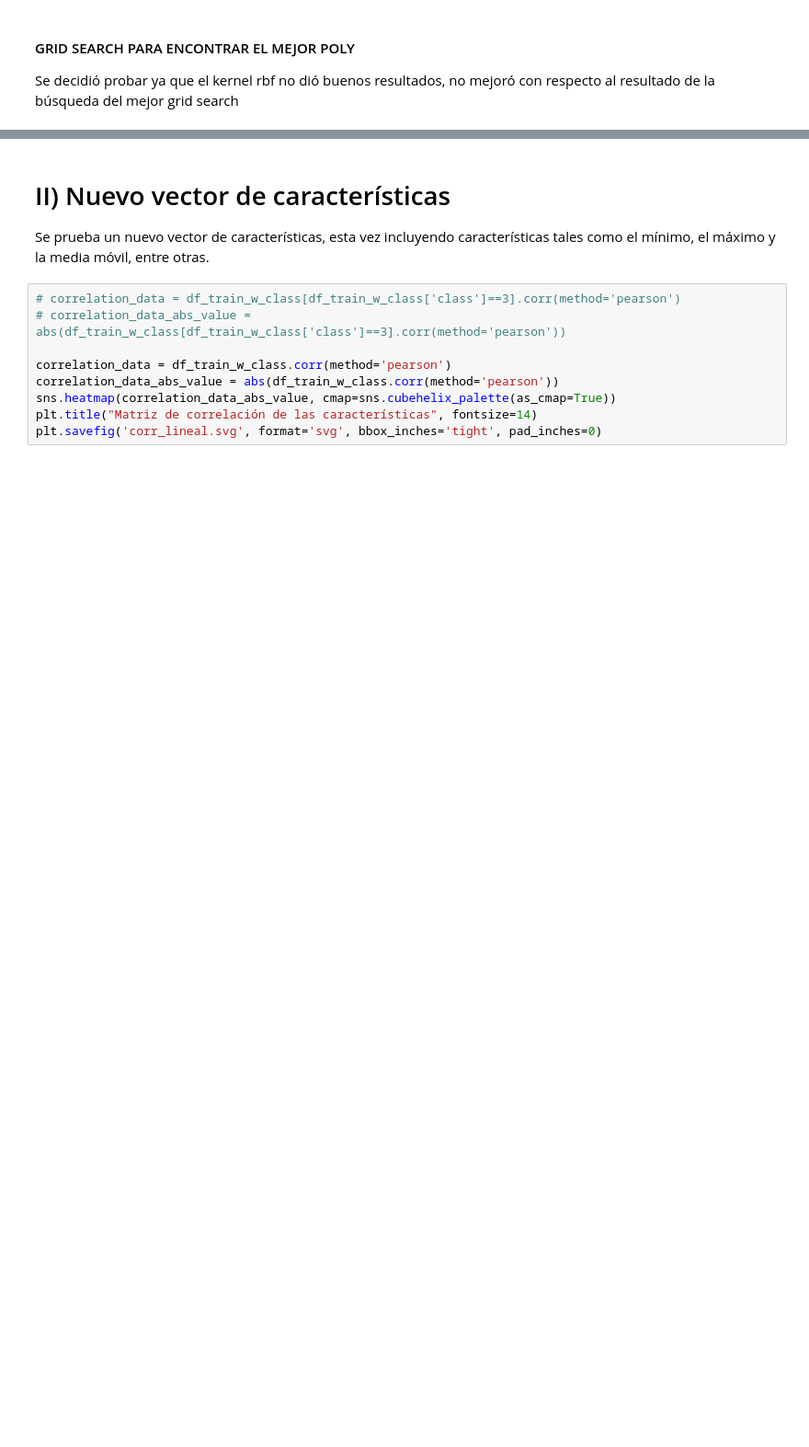
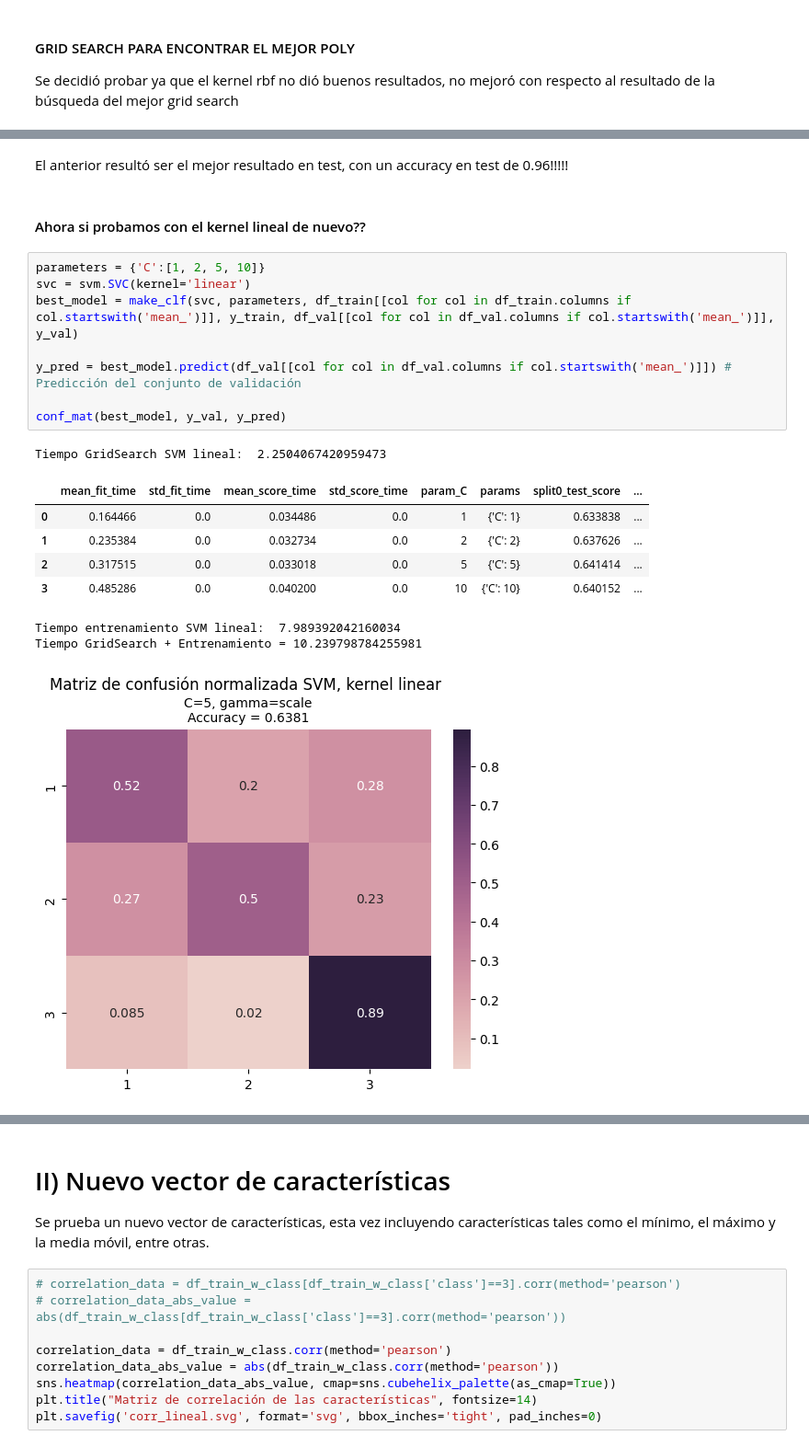
Before and after one commit to d4vidi4n/borradores, a Jupyter notebook: Proyecto_IC_Jorge_Estrada.ipynb, the cells around one changed output, grey strips where cells are left out. Shown at 92% size. Saved outputs shown, nothing was run; the diff lists cells and outputs as text; blank space fills up the shorter version.

```diff
--- a/Proyecto_IC_Jorge_Estrada.ipynb
+++ b/Proyecto_IC_Jorge_Estrada.ipynb
@@ -580,0 +513,22 @@ plt.show()
+# %% [markdown]
+El anterior resultó ser el mejor resultado en test, con un accuracy en test de 0.96!!!!!
+# %% [markdown]
+#### Ahora si probamos con el kernel lineal de nuevo??
+# %%
+parameters = {'C':[1, 2, 5, 10]}
+svc = svm.SVC(kernel='linear')
+best_model = make_clf(svc, parameters, df_train[[col for col in df_train.columns if col.startswith('mean_')]], y_train, df_val[[col for col in df_val.columns if col.startswith('mean_')]], y_val)
+
+y_pred = best_model.predict(df_val[[col for col in df_val.columns if col.startswith('mean_')]]) # Predicción del conjunto de validación
+
+conf_mat(best_model, y_val, y_pred)
+# %% [output]
+Tiempo GridSearch SVM lineal:  2.2504067420959473
+|  | mean_fit_time | std_fit_time | mean_score_time | std_score_time | param_C | params | split0_test_score | ... |
+| 0 | 0.164466 | 0.0 | 0.034486 | 0.0 | 1 | {'C': 1} | 0.633838 | ... |
+| 1 | 0.235384 | 0.0 | 0.032734 | 0.0 | 2 | {'C': 2} | 0.637626 | ... |
+| 2 | 0.317515 | 0.0 | 0.033018 | 0.0 | 5 | {'C': 5} | 0.641414 | ... |
+| 3 | 0.485286 | 0.0 | 0.040200 | 0.0 | 10 | {'C': 10} | 0.640152 | ... |
+Tiempo entrenamiento SVM lineal:  7.989392042160034
+Tiempo GridSearch + Entrenamiento = 10.239798784255981
+[figure, added]
```
Also changed, not shown: parts of 24 cells of this notebook.
